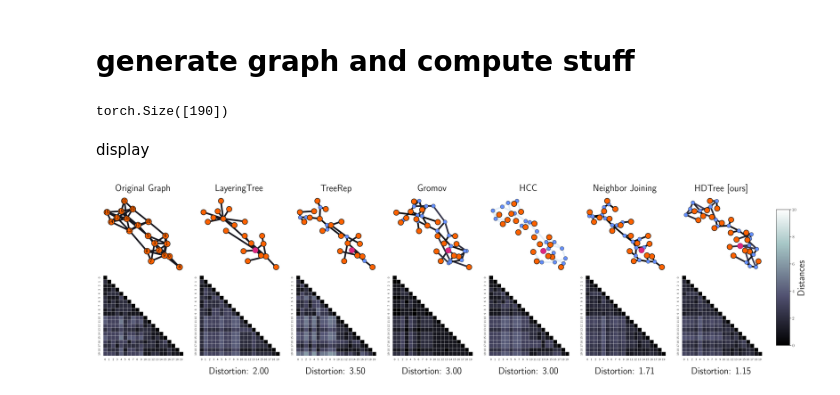
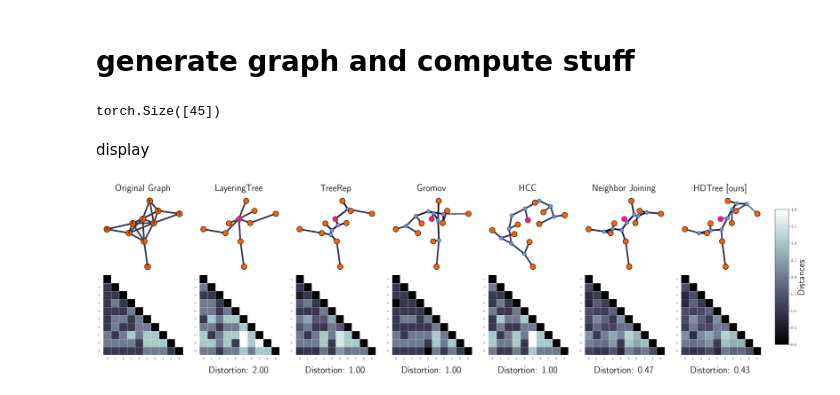
Before and after one commit to pierrehouedry/DifferentiableHyperbolicity, a Jupyter notebook: hyperbolicity/expes/figures/figure_paper_final.ipynb, the cells around one changed output. Cells and saved outputs as stored; diff of their text form; code cells hidden in the pictures.

```diff
--- a/hyperbolicity/expes/figures/figure_paper_final.ipynb
+++ b/hyperbolicity/expes/figures/figure_paper_final.ipynb
@@ -41,7 +41,7 @@ def draw_graph(n, distances, tree, ax, title='Tree', fixed_pos=None, fixed_nodes
     # Set edge weights from the distance matrix M
     edge_values = {}
     for (u, v) in tree.edges():
-        tree[u][v]['weight_layout'] = 1./(.01+distances[u, v])
+        tree[u][v]['weight_layout'] = 1./(.0001+distances[u, v])
         edge_values[(u,v)]= distances[u, v]
 
     norm = Normalize(vmin=vmin, vmax=vmax)
@@ -125,15 +125,15 @@ def gnp_random_connected_graph(n, p):
 # %%
 root =2
 
-#N = 10
-#random_graph = nx.random_geometric_graph(N, 0.5,seed=11)
+N = 10
+random_graph = nx.random_geometric_graph(N, 0.5,seed=11)
 #N = 4*4
 #random_graph = nx.grid_graph(dim=(4,4))
 #random_graph = nx.convert_node_labels_to_integers(random_graph, first_label = 0)
-N1=10
-N2=10
-N = N1 + N2
-random_graph= create_sbm(n1=N1, n2=N2, p_in=0.5, p_out=0.06, seed=42)
+#N1=10
+#N2=10
+#N = N1 + N2
+#random_graph= create_sbm(n1=N1, n2=N2, p_in=0.5, p_out=0.06, seed=42)
 #N=10
 #random_graph = gnp_random_connected_graph(N,.1)
 
@@ -161,7 +161,7 @@ opt_tree = hdtree(torch.tensor(distances), root, 1e-2, 1, N, 1000, .01, 2000, Fa
 opt_tree_full = buneman_extraction(opt_tree, root)
 distance_hdtree = nx.floyd_warshall_numpy(opt_tree_full)
 # %% [output]
-torch.Size([190])
+torch.Size([45])
 # %% [markdown]
 display
 # %%
@@ -170,7 +170,7 @@ size_fig = 5
 cmap_dist = sns.color_palette(palette='bone', as_cmap=True)
 #sns.diverging_palette(220,30, l=65, center="dark", as_cmap=True)#sns.color_palette("icefire", as_cmap=True)
 vmin = 0
-vmax = 10
+vmax = 4
 fs=36
 
 # let's plot the trees
@@ -222,8 +222,9 @@ ax.text(0.5, -0.2, f"Distortion: {distortion:.2f}", ha='center', va='center', tr
 
 # HCC
 ax = axes[0, 4]
-draw_graph(N, tree_hcc_distance, tree_hcc.G, ax, title='HCC', fixed_pos=fixed_positions, fixed_nodes=fixed_nodes,
-           node_size=node_size, root=root, vmax=vmax,fs=fs, with_labels=False)
+l = np.argsort(tree_hcc.G.nodes)
+draw_graph(N, tree_hcc_distance[l], tree_hcc.G, ax, title='HCC', fixed_pos=fixed_positions, fixed_nodes=fixed_nodes,
+           node_size=node_size, cmap=cmap_dist, root=root, vmax=vmax,fs=fs, with_labels=False)
 ax = axes[1, 4]
 plot_distances(tree_hcc.d_T, ax, vmin=vmin, vmax=vmax, cmap=cmap_dist)
 distortion = np.abs(distances - tree_hcc.d_T).max()
@@ -234,32 +235,32 @@ ax = axes[0, 5]
 draw_graph(N, tree_nj_distances, tree_nj, ax, title='Neighbor Joining', fixed_pos=fixed_positions, fixed_nodes=fixed_nodes,
            cmap=cmap_dist, node_size=node_size, root=root, vmax=vmax, fs=fs, with_labels=False)
 ax = axes[1, 5]
 plot_distances(tree_nj_distances[:N, :N], ax, vmin=vmin, vmax=vmax, cmap=cmap_dist)
 distortion = np.abs(distances - tree_nj_distances[:N, :N]).max()
 ax.text(0.5, -0.2, f"Distortion: {distortion:.2f}", ha='center', va='center', transform=ax.transAxes, fontsize=fs)
 
 
 
 
 # 7) HDTree
 ax = axes[0, 6]
 l = np.argsort(opt_tree_full.nodes)
 draw_graph(N, distance_hdtree[l], opt_tree_full, ax, title='HDTree [ours]', fixed_pos=fixed_positions, fixed_nodes=fixed_nodes,
            cmap=cmap_dist, node_size=node_size, root=root, vmax=vmax, fs=fs, with_labels=False)
 
 ax = axes[1, 6]
 plot_distances(distance_hdtree[l][:N, l[:N]], ax, vmin=vmin, vmax=vmax, cmap=cmap_dist)
 distortion = np.abs(distances - distance_hdtree[l][:N, l[:N]]).max()
 ax.text(0.5, -0.2, f"Distortion: {distortion:.2f}", ha='center', va='center', transform=ax.transAxes, fontsize=fs)
 
 cbar_ax = fig.add_axes([1.01, 0.15, 0.02, 0.7])  # Position: [gauche, bas, largeur, hauteur]
 sm = plt.cm.ScalarMappable(cmap=cmap_dist, norm=plt.Normalize(vmin=vmin, vmax=vmax))
 cbar = fig.colorbar(sm, cax=cbar_ax)
 cbar.set_label('Distances', fontsize=fs)
 cbar.ax.tick_params(labelsize=16)
 
 plt.tight_layout()
 plt.show()
 # %% [output]
-[figure, old version]
+[figure, new version]
 # %%
```
Also changed, not shown: parts of 2 cells of this notebook, 1 other file.
